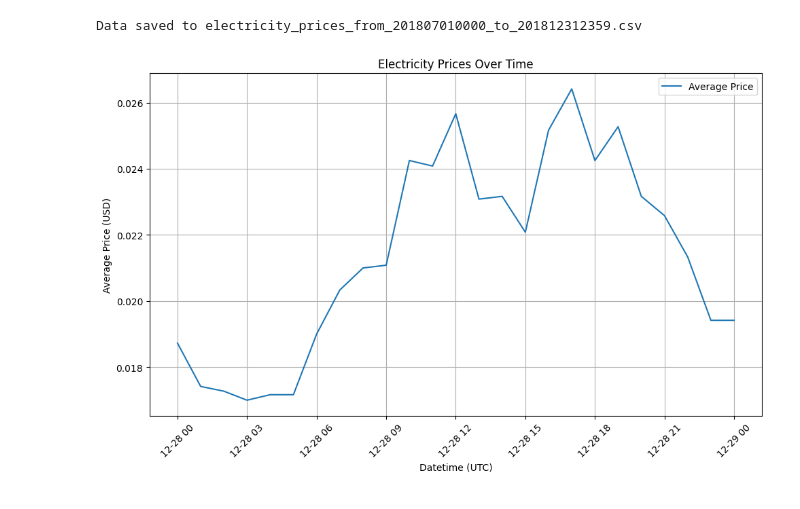
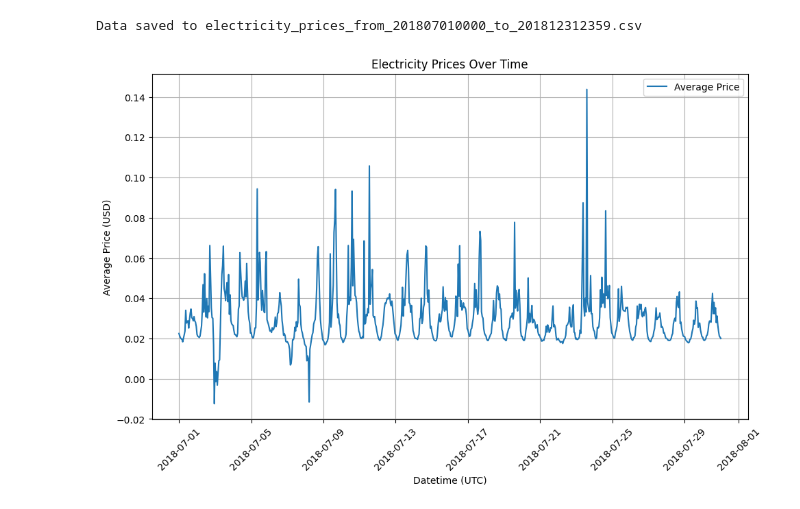
Before and after one commit to carlwang49/MY_WORK, a Jupyter notebook: DataPreprocessing.ipynb, the cells around one changed output. Drawn from its saved outputs; the diff is of its cells as text; code cells hidden in the pictures.

```diff
--- a/DataPreprocessing.ipynb
+++ b/DataPreprocessing.ipynb
@@ -271,12 +271,12 @@ def visualize_data(electricity_prices, start_time, end_time):
 # %%
 electricity_prices = pd.read_csv('./Dataset/RTP/electricity_prices_from_201807010000_to_201812312359.csv')
 electricity_prices['datetime'] = pd.to_datetime(electricity_prices['datetime'])
 
 # Define the start and end time for visualization
-start_time = datetime(2018, 12, 28)
-end_time = datetime(2018, 12, 29)
+start_time = datetime(2018, 7, 1)
+end_time = datetime(2018, 7, 31)
 
 # Visualize the data
 visualize_data(electricity_prices, start_time, end_time)
 # %% [output]
-[figure, old version]
+[figure, new version]
```
Also changed, not shown: parts of 2 cells of this notebook, 6 other files.
